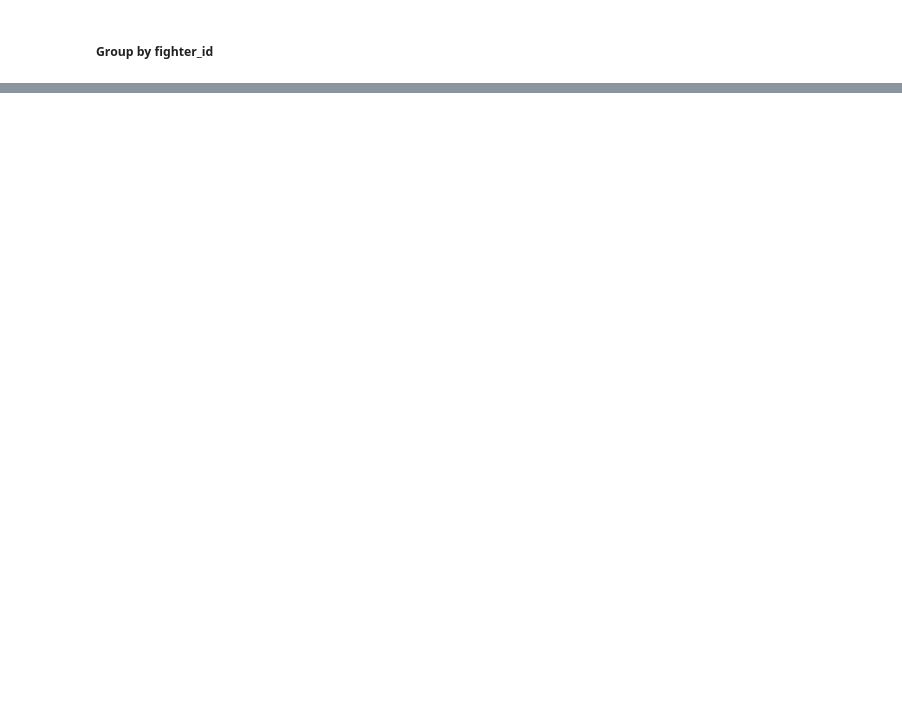
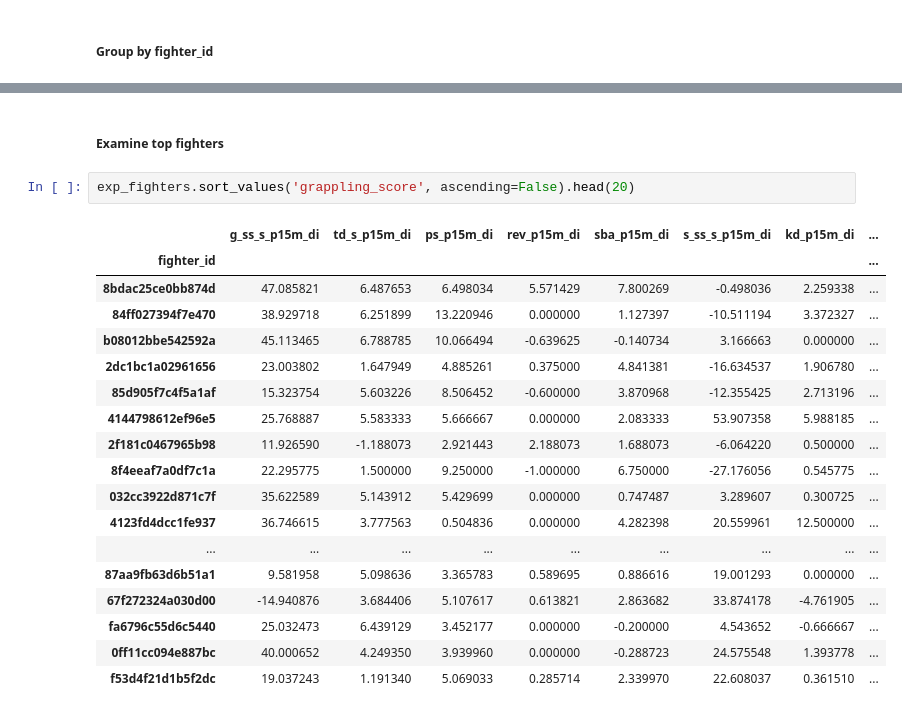
Before and after one commit to mesterhammerfic/match_finder, a Jupyter notebook: notebooks/01_feature_engineering/05_categorizing_styles.ipynb, the cells around one changed output, grey strips where cells are left out. Drawn from its saved outputs; the diff is of its cells as text; blank space fills up the shorter version.

```diff
--- a/notebooks/01_feature_engineering/05_categorizing_styles.ipynb
+++ b/notebooks/01_feature_engineering/05_categorizing_styles.ipynb
@@ -466,0 +277,23 @@ grappling_by_fighter.loc[
+# %% [markdown]
+##### Examine top fighters
+# %%
+exp_fighters.sort_values('grappling_score', ascending=False).head(20)
+# %% [output]
+|  | g_ss_s_p15m_di | td_s_p15m_di | ps_p15m_di | rev_p15m_di | sba_p15m_di | s_ss_s_p15m_di | kd_p15m_di | ... |
+| fighter_id |  |  |  |  |  |  |  | ... |
+| 8bdac25ce0bb874d | 47.085821 | 6.487653 | 6.498034 | 5.571429 | 7.800269 | -0.498036 | 2.259338 | ... |
+| 84ff027394f7e470 | 38.929718 | 6.251899 | 13.220946 | 0.000000 | 1.127397 | -10.511194 | 3.372327 | ... |
+| b08012bbe542592a | 45.113465 | 6.788785 | 10.066494 | -0.639625 | -0.140734 | 3.166663 | 0.000000 | ... |
+| 2dc1bc1a02961656 | 23.003802 | 1.647949 | 4.885261 | 0.375000 | 4.841381 | -16.634537 | 1.906780 | ... |
+| 85d905f7c4f5a1af | 15.323754 | 5.603226 | 8.506452 | -0.600000 | 3.870968 | -12.355425 | 2.713196 | ... |
+| 4144798612ef96e5 | 25.768887 | 5.583333 | 5.666667 | 0.000000 | 2.083333 | 53.907358 | 5.988185 | ... |
+| 2f181c0467965b98 | 11.926590 | -1.188073 | 2.921443 | 2.188073 | 1.688073 | -6.064220 | 0.500000 | ... |
+| 8f4eeaf7a0df7c1a | 22.295775 | 1.500000 | 9.250000 | -1.000000 | 6.750000 | -27.176056 | 0.545775 | ... |
+| 032cc3922d871c7f | 35.622589 | 5.143912 | 5.429699 | 0.000000 | 0.747487 | 3.289607 | 0.300725 | ... |
+| 4123fd4dcc1fe937 | 36.746615 | 3.777563 | 0.504836 | 0.000000 | 4.282398 | 20.559961 | 12.500000 | ... |
+| ... | ... | ... | ... | ... | ... | ... | ... | ... |
+| 87aa9fb63d6b51a1 | 9.581958 | 5.098636 | 3.365783 | 0.589695 | 0.886616 | 19.001293 | 0.000000 | ... |
+| 67f272324a030d00 | -14.940876 | 3.684406 | 5.107617 | 0.613821 | 2.863682 | 33.874178 | -4.761905 | ... |
+| fa6796c55d6c5440 | 25.032473 | 6.439129 | 3.452177 | 0.000000 | -0.200000 | 4.543652 | -0.666667 | ... |
+| 0ff11cc094e887bc | 40.000652 | 4.249350 | 3.939960 | 0.000000 | -0.288723 | 24.575548 | 1.393778 | ... |
+| f53d4f21d1b5f2dc | 19.037243 | 1.191340 | 5.069033 | 0.285714 | 2.339970 | 22.608037 | 0.361510 | ... |
```
Also changed, not shown: parts of 105 cells of this notebook.
